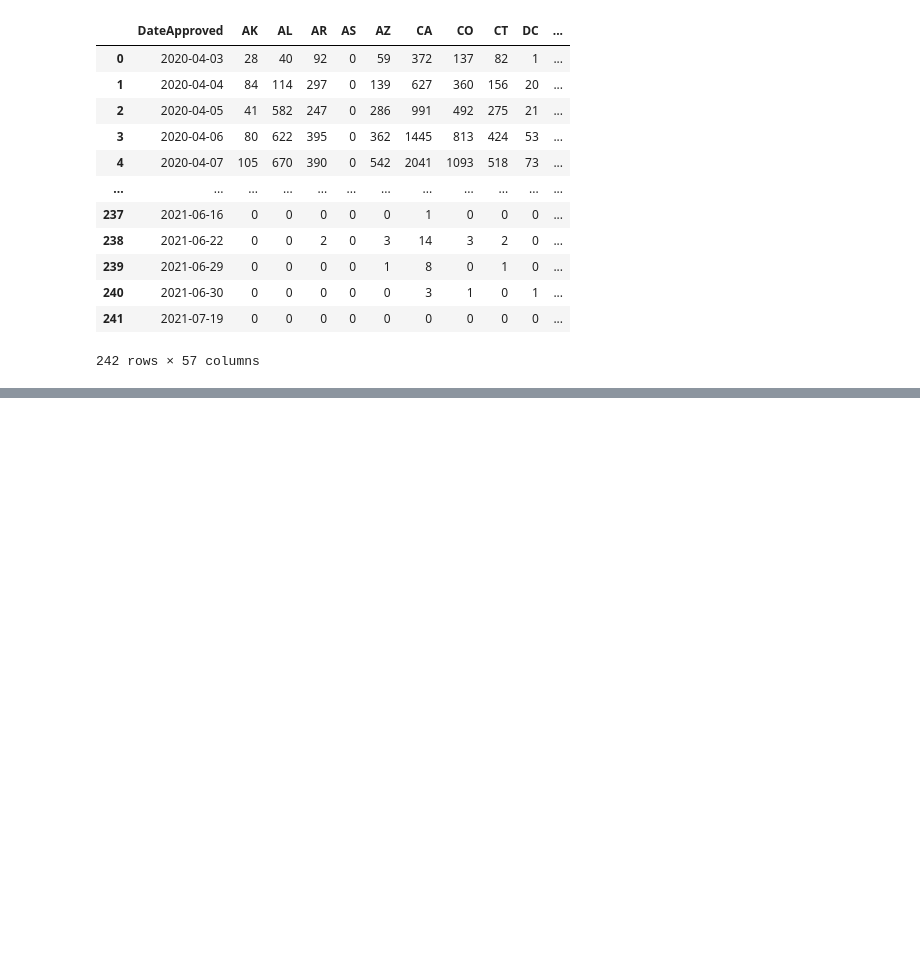
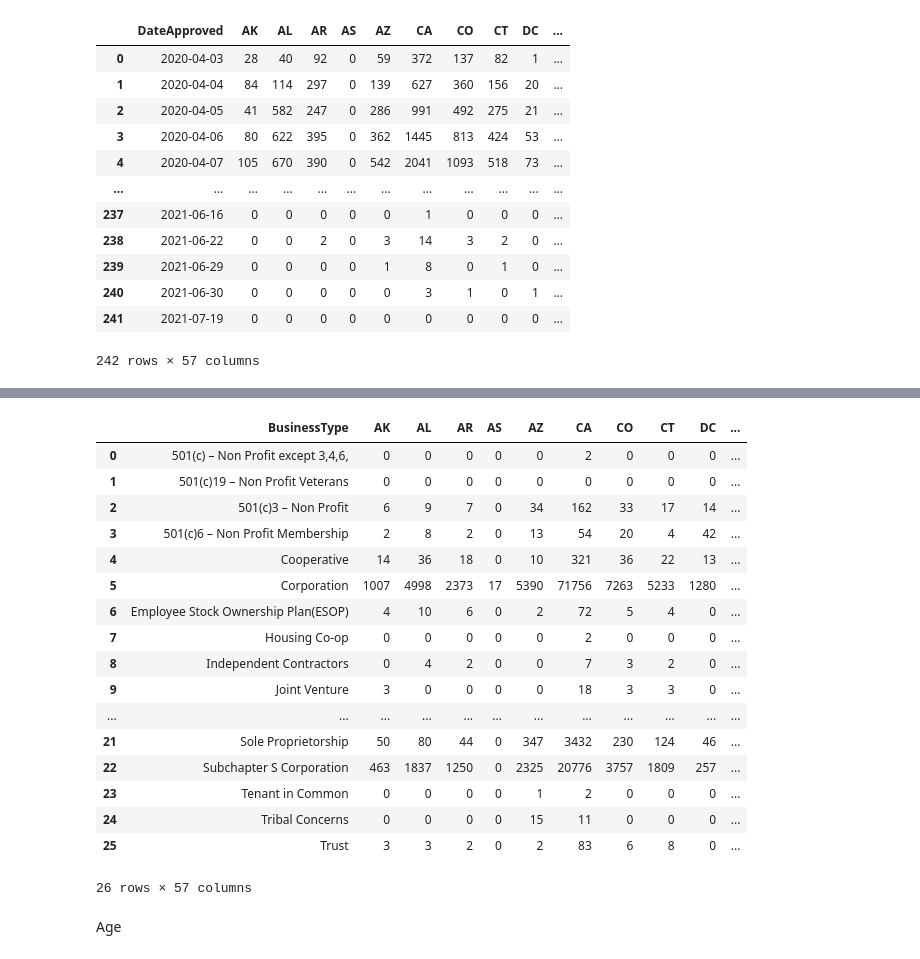
Before and after one commit to cspence001/mapdata_finalization_notebooks, a Jupyter notebook: review/dataviews/dataviews.ipynb, the cells around one changed output, grey strips where cells are left out. Cells and saved outputs as stored; diff of their text form; code cells hidden in the pictures; blank space fills up the shorter version.

```diff
--- a/review/dataviews/dataviews.ipynb
+++ b/review/dataviews/dataviews.ipynb
@@ -437,0 +484,40 @@ fig.show()
+# %%
+cols = ["BorrowerState","BusinessType","LoanNumber"]
+typestate_col = pipe_file[cols]
+# %%
+pd.reset_option('all')
+typestate_piv = typestate_col.pivot_table(index=['BusinessType'],
+            columns=['BorrowerState'], values='LoanNumber', aggfunc='count').fillna(0)
+typestate_piv = typestate_piv.reset_index()
+typestate_piv = typestate_piv.rename_axis(None, axis=1)
+typestate_piv.set_index("BusinessType")
+cols = ['AK', 'AL', 'AR', 'AS', 'AZ', 'CA', 'CO', 'CT', 'DC',
+       'DE', 'FL', 'GA', 'GU', 'HI', 'IA', 'ID', 'IL', 'IN', 'KS', 'KY', 'LA',
+       'MA', 'MD', 'ME', 'MI', 'MN', 'MO', 'MP', 'MS', 'MT', 'NC', 'ND', 'NE',
+       'NH', 'NJ', 'NM', 'NV', 'NY', 'OH', 'OK', 'OR', 'PA',
+       'PR', 'RI', 'SC', 'SD', 'TN', 'TX', 'UT', 'VA', 'VI', 'VT', 'WA', 'WI',
+       'WV', 'WY']
+typestate_piv[cols]=typestate_piv[cols].astype(int)
+typestate_piv.to_csv("figs/businesstype_state_df.csv")
+typestate_piv
+# %% [output]
+|  | BusinessType | AK | AL | AR | AS | AZ | CA | CO | CT | DC | ... |
+| 0 | 501(c) – Non Profit except 3,4,6, | 0 | 0 | 0 | 0 | 0 | 2 | 0 | 0 | 0 | ... |
+| 1 | 501(c)19 – Non Profit Veterans | 0 | 0 | 0 | 0 | 0 | 0 | 0 | 0 | 0 | ... |
+| 2 | 501(c)3 – Non Profit | 6 | 9 | 7 | 0 | 34 | 162 | 33 | 17 | 14 | ... |
+| 3 | 501(c)6 – Non Profit Membership | 2 | 8 | 2 | 0 | 13 | 54 | 20 | 4 | 42 | ... |
+| 4 | Cooperative | 14 | 36 | 18 | 0 | 10 | 321 | 36 | 22 | 13 | ... |
+| 5 | Corporation | 1007 | 4998 | 2373 | 17 | 5390 | 71756 | 7263 | 5233 | 1280 | ... |
+| 6 | Employee Stock Ownership Plan(ESOP) | 4 | 10 | 6 | 0 | 2 | 72 | 5 | 4 | 0 | ... |
+| 7 | Housing Co-op | 0 | 0 | 0 | 0 | 0 | 2 | 0 | 0 | 0 | ... |
+| 8 | Independent Contractors | 0 | 4 | 2 | 0 | 0 | 7 | 3 | 2 | 0 | ... |
+| 9 | Joint Venture | 3 | 0 | 0 | 0 | 0 | 18 | 3 | 3 | 0 | ... |
+| ... | ... | ... | ... | ... | ... | ... | ... | ... | ... | ... | ... |
+| 21 | Sole Proprietorship | 50 | 80 | 44 | 0 | 347 | 3432 | 230 | 124 | 46 | ... |
+| 22 | Subchapter S Corporation | 463 | 1837 | 1250 | 0 | 2325 | 20776 | 3757 | 1809 | 257 | ... |
+| 23 | Tenant in Common | 0 | 0 | 0 | 0 | 1 | 2 | 0 | 0 | 0 | ... |
+| 24 | Tribal Concerns | 0 | 0 | 0 | 0 | 15 | 11 | 0 | 0 | 0 | ... |
+| 25 | Trust | 3 | 3 | 2 | 0 | 2 | 83 | 6 | 8 | 0 | ... |
+26 rows × 57 columns
+# %% [markdown]
+Age
```
Also changed, not shown: parts of 29 cells of this notebook, 1 other file.
